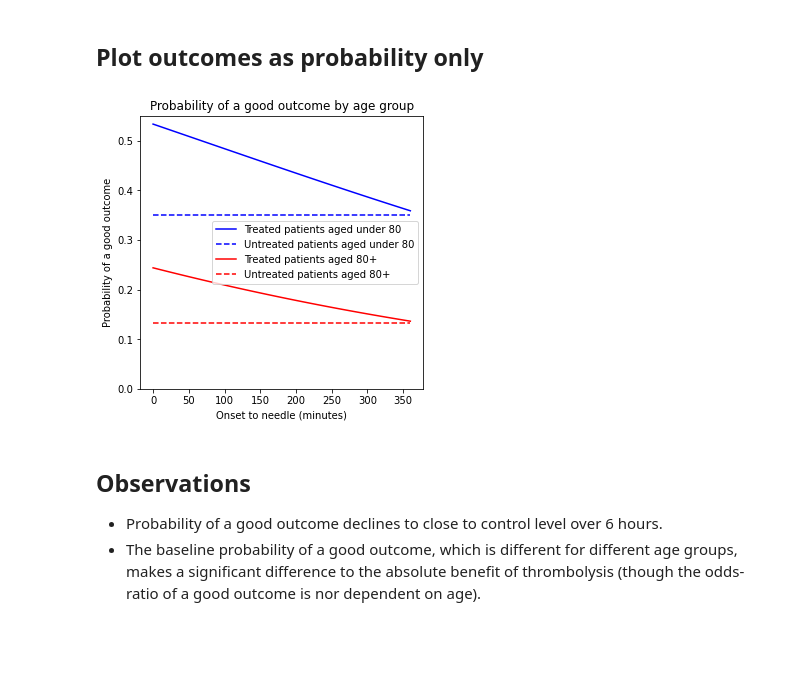
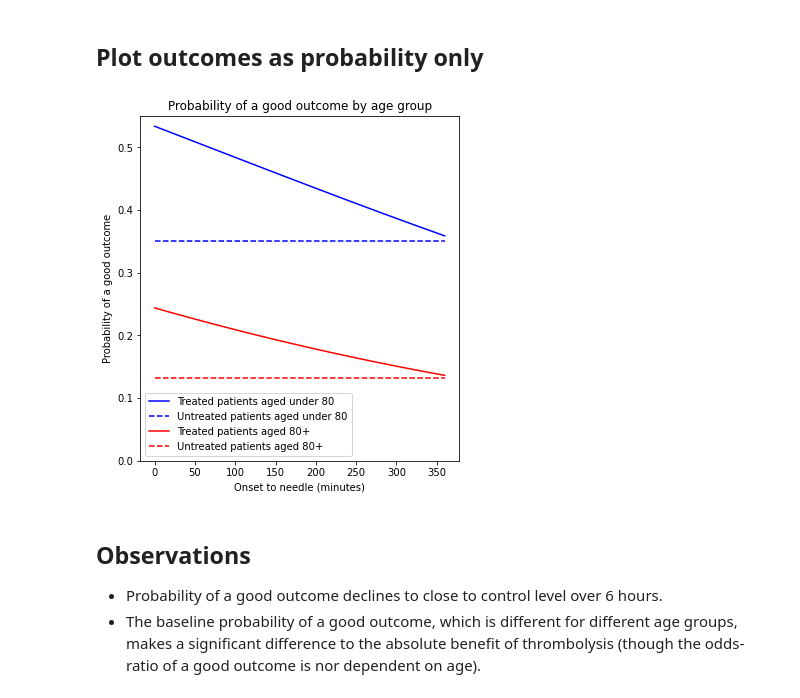
Before and after one commit to samuel-book/samuel-1, a Jupyter notebook: _sources/pathway_sim/thrombolysis_effect.ipynb, the cells around one changed output. Drawn from its saved outputs; the diff is of its cells as text; code cells hidden in the pictures; blank space fills up the shorter version.

```diff
--- a/_sources/pathway_sim/thrombolysis_effect.ipynb
+++ b/_sources/pathway_sim/thrombolysis_effect.ipynb
@@ -87,33 +87,33 @@ plt.show()
 # %% [markdown]
 ## Plot outcomes as probability only
 # %%
-fig = plt.figure(figsize=(5,5))
+fig = plt.figure(figsize=(5.5,6))
 
 # Plot probability of good outcome
 ax1 = fig.add_subplot(111)
 ax1.plot(time_to_treatment, prob_good_outcome_treated_under_80,
         label='Treated patients aged under 80', linestyle='-', color='b')
 ax1.plot(time_to_treatment,
          np.repeat(prob_good_outcome_base_under_80, len(time_to_treatment)),
         label='Untreated patients aged under 80',linestyle='--', color='b')
 
 ax1.plot(time_to_treatment, prob_good_outcome_treated_80_plus,
         label='Treated patients aged 80+',linestyle='-', color='r')
 ax1.plot(time_to_treatment,
          np.repeat(prob_good_outcome_base_80_plus, len(time_to_treatment)),
         label='Untreated patients aged 80+',linestyle='--', color='r')
 
 ax1.set_xlabel('Onset to needle (minutes)')
 ax1.set_ylabel('Probability of a good outcome')
 ax1.set_title('Probability of a good outcome by age group')
 ax1.set_ylim(0, 0.55)
 ax1.legend()
 
 fig.tight_layout(pad=2)
 fig.savefig('./output/thrombolysis_decline_prob.jpg', dpi=300)
 plt.show()
 # %% [output]
-[figure, old version]
+[figure, new version]
 # %% [markdown]
 ## Observations
 
```
Also changed, not shown: 2 other files.
